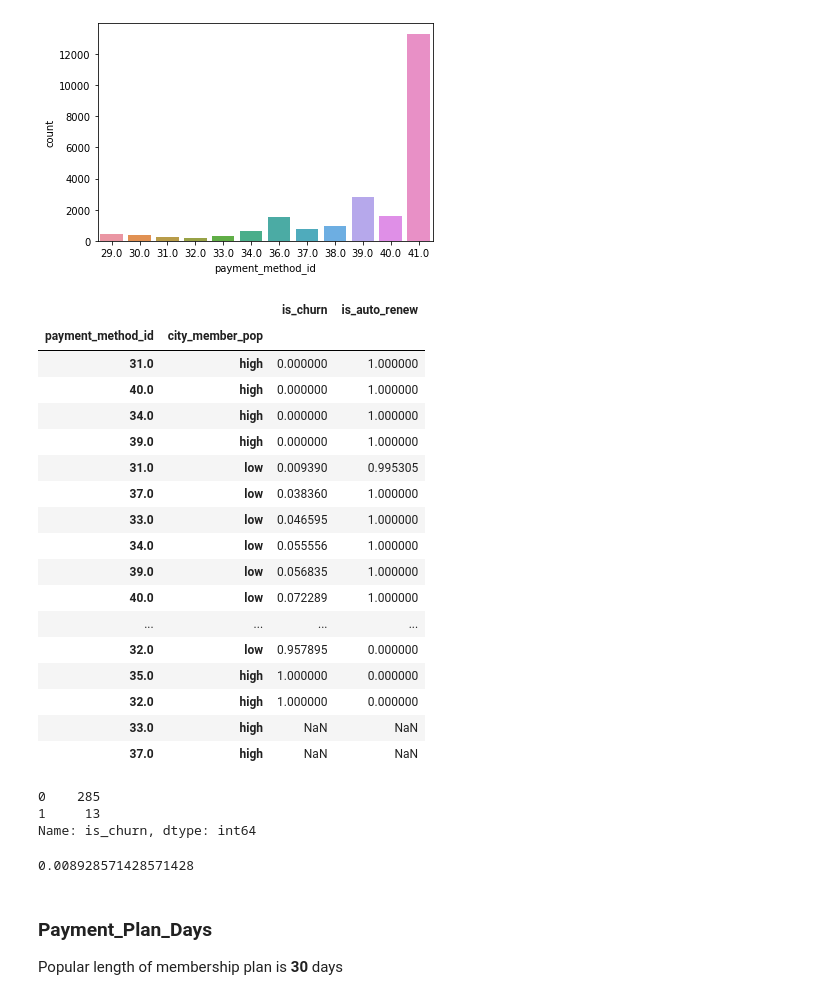
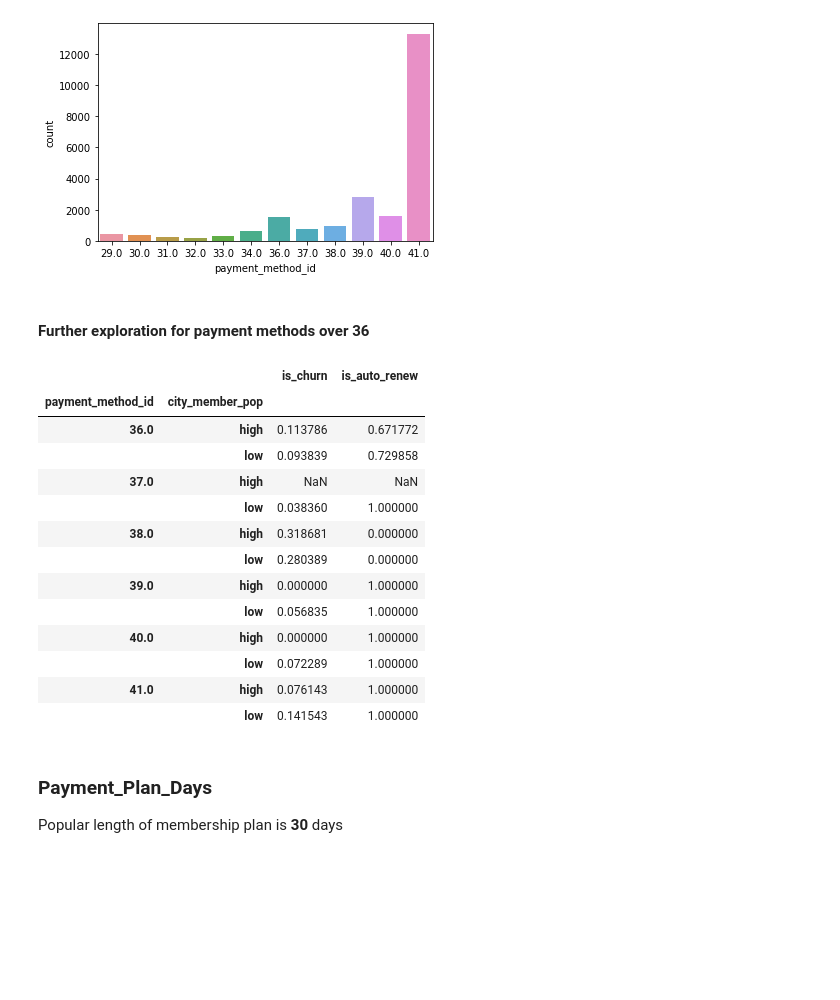
Before and after one commit to sethmjackson/-KKBox_NYCDSA_Hackathon_11-1-2020, a Jupyter notebook: Kristin/Kristin_EDA.ipynb, the cells around one changed output. Saved outputs shown, nothing was run; the diff lists cells and outputs as text; code cells hidden in the pictures; blank space fills up the shorter version.

```diff
--- a/Kristin/Kristin_EDA.ipynb
+++ b/Kristin/Kristin_EDA.ipynb
@@ -318,0 +332,3 @@ df.groupby('city')[['bd']].agg([np.mean,np.median])
+# %%
+df['age_group'] = pd.cut(df['bd'],bins = [13,21,37,53,71],labels=['GenZ','Millennial','GenX','Boomer'])
+bd_df['age_group'] = pd.cut(bd_df['bd'],bins = [13,21,37,53,71],labels=['GenZ','Millennial','GenX','Boomer'])
@@ -379,40 +442,27 @@ sns.barplot(x='payment_method_id',y='count',data=pop_payment)
 # %% [output]
 <AxesSubplot:xlabel='payment_method_id', ylabel='count'>
 [figure]
+# %% [markdown]
+#### Further exploration for payment methods over 36
 # %%
-payment = df[df['payment_method_id'] >= 30]
+payment = df[df['payment_method_id'] >= 36]
 # %%
-payment.groupby(['payment_method_id','city_member_pop'])[['is_churn','is_auto_renew']].mean().sort_values(by='is_churn',ascending=True)
+payment.groupby(['payment_method_id','city_member_pop'])[['is_churn','is_auto_renew']].mean().sort_values(by='payment_method_id',ascending=True)
 # %% [output]
 |  |  | is_churn | is_auto_renew |
 | payment_method_id | city_member_pop |  |  |
-| 31.0 | high | 0.000000 | 1.000000 |
+| 36.0 | high | 0.113786 | 0.671772 |
+|  | low | 0.093839 | 0.729858 |
+| 37.0 | high | NaN | NaN |
+|  | low | 0.038360 | 1.000000 |
+| 38.0 | high | 0.318681 | 0.000000 |
+|  | low | 0.280389 | 0.000000 |
+| 39.0 | high | 0.000000 | 1.000000 |
+|  | low | 0.056835 | 1.000000 |
 | 40.0 | high | 0.000000 | 1.000000 |
-| 34.0 | high | 0.000000 | 1.000000 |
-| 39.0 | high | 0.000000 | 1.000000 |
-| 31.0 | low | 0.009390 | 0.995305 |
-| 37.0 | low | 0.038360 | 1.000000 |
-| 33.0 | low | 0.046595 | 1.000000 |
-| 34.0 | low | 0.055556 | 1.000000 |
-| 39.0 | low | 0.056835 | 1.000000 |
-| 40.0 | low | 0.072289 | 1.000000 |
-| ... | ... | ... | ... |
-| 32.0 | low | 0.957895 | 0.000000 |
-| 35.0 | high | 1.000000 | 0.000000 |
-| 32.0 | high | 1.000000 | 0.000000 |
-| 33.0 | high | NaN | NaN |
-| 37.0 | high | NaN | NaN |
+|  | low | 0.072289 | 1.000000 |
+| 41.0 | high | 0.076143 | 1.000000 |
+|  | low | 0.141543 | 1.000000 |
-# %%
-thir = payment[payment['payment_method_id'] ==33]
-thir['is_churn'].value_counts(dropna=False)
-# %% [output]
-0    285
-1     13
-Name: is_churn, dtype: int64
-# %%
-thir['is_churn'].mean()
-# %% [output]
-0.008928571428571428
 # %% [markdown]
 ### Payment_Plan_Days
 Popular length of membership plan is **30** days
```
Also changed, not shown: parts of 26 cells of this notebook.
